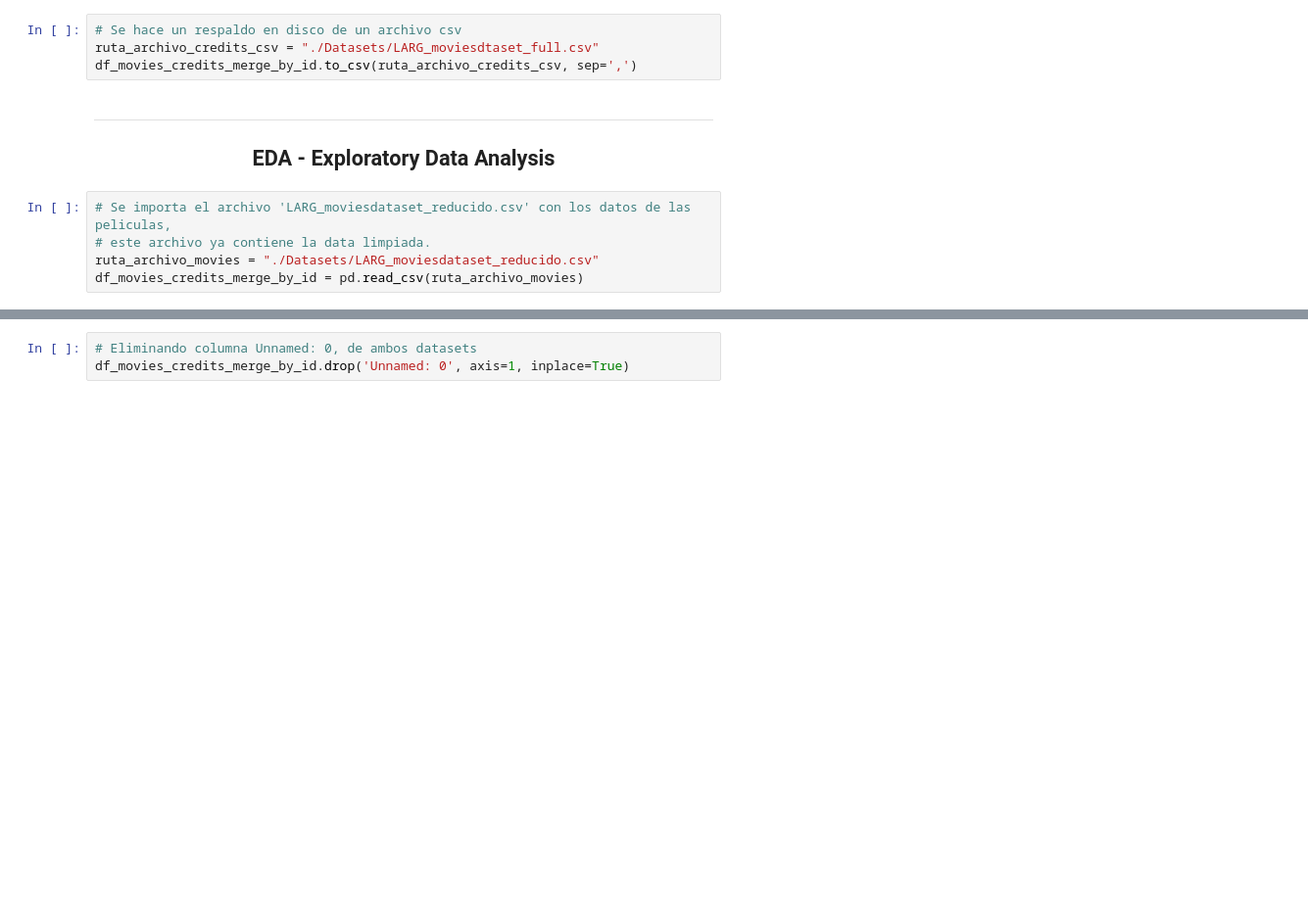
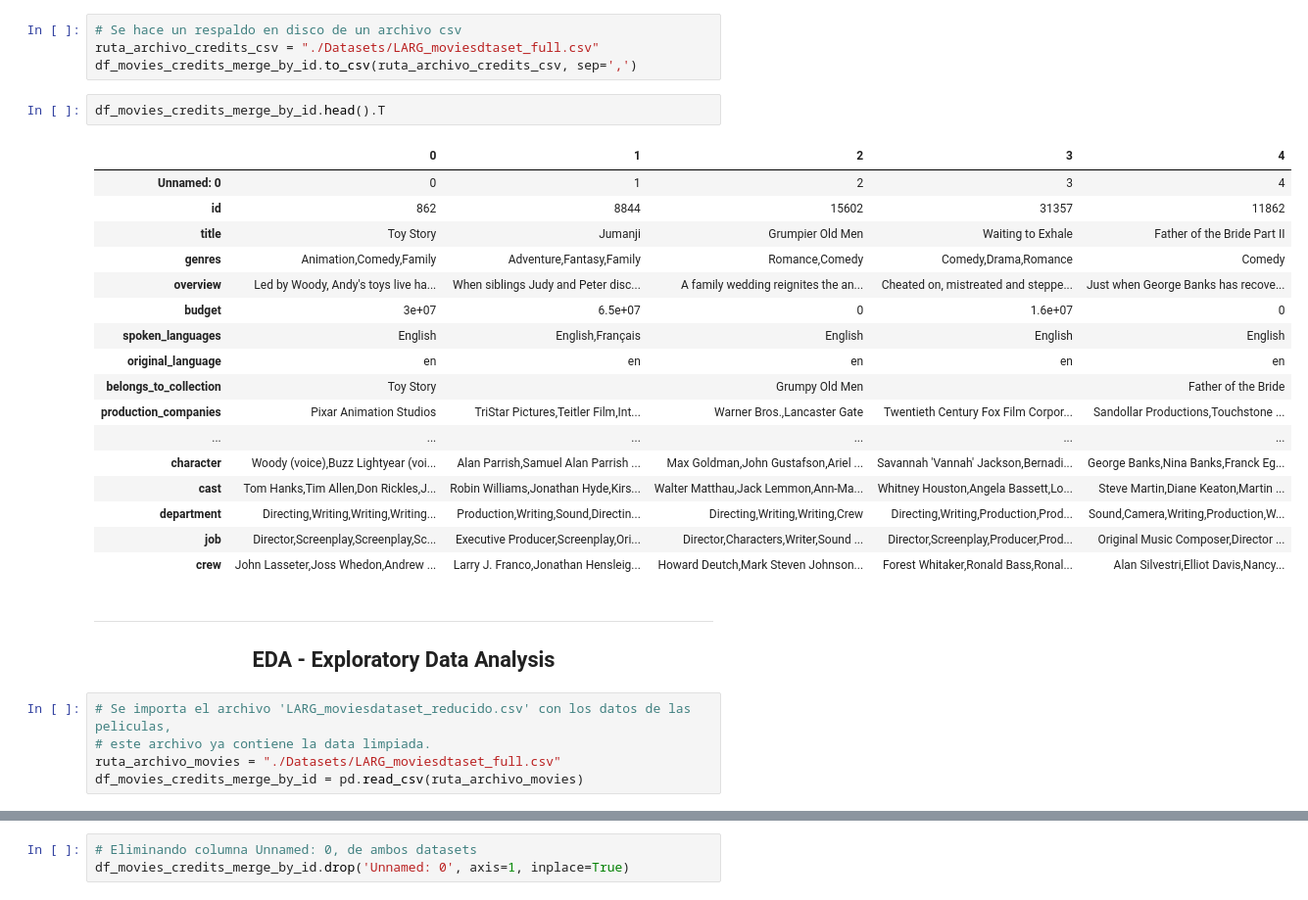
Before and after one commit to ramirezla/Machine_Learning_Operations_api, a Jupyter notebook: LARG_PI_ML_OPS-main_machinelearning.ipynb, the cells around one changed output, grey strips where cells are left out. Shown at 98% size. Drawn from its saved outputs; the diff is of its cells as text; blank space fills up the shorter version.

```diff
--- a/LARG_PI_ML_OPS-main_machinelearning.ipynb
+++ b/LARG_PI_ML_OPS-main_machinelearning.ipynb
@@ -495,6 +515,26 @@ df_movies_credits_merge_by_id.fillna('', inplace=True)
 # Se hace un respaldo en disco de un archivo csv
 ruta_archivo_credits_csv = "./Datasets/LARG_moviesdtaset_full.csv"
 df_movies_credits_merge_by_id.to_csv(ruta_archivo_credits_csv, sep=',')
+# %%
+df_movies_credits_merge_by_id.head().T
+# %% [output]
+|  | 0 | 1 | 2 | 3 | 4 |
+| Unnamed: 0 | 0 | 1 | 2 | 3 | 4 |
+| id | 862 | 8844 | 15602 | 31357 | 11862 |
+| title | Toy Story | Jumanji | Grumpier Old Men | Waiting to Exhale | Father of the Bride Part II |
+| genres | Animation,Comedy,Family | Adventure,Fantasy,Family | Romance,Comedy | Comedy,Drama,Romance | Comedy |
+| overview | Led by Woody, Andy's toys live ha... | When siblings Judy and Peter disc... | A family wedding reignites the an... | Cheated on, mistreated and steppe... | Just when George Banks has recove... |
+| budget | 3e+07 | 6.5e+07 | 0 | 1.6e+07 | 0 |
+| spoken_languages | English | English,Français | English | English | English |
+| original_language | en | en | en | en | en |
+| belongs_to_collection | Toy Story |  | Grumpy Old Men |  | Father of the Bride |
+| production_companies | Pixar Animation Studios | TriStar Pictures,Teitler Film,Int... | Warner Bros.,Lancaster Gate | Twentieth Century Fox Film Corpor... | Sandollar Productions,Touchstone ... |
+| ... | ... | ... | ... | ... | ... |
+| character | Woody (voice),Buzz Lightyear (voi... | Alan Parrish,Samuel Alan Parrish ... | Max Goldman,John Gustafson,Ariel ... | Savannah 'Vannah' Jackson,Bernadi... | George Banks,Nina Banks,Franck Eg... |
+| cast | Tom Hanks,Tim Allen,Don Rickles,J... | Robin Williams,Jonathan Hyde,Kirs... | Walter Matthau,Jack Lemmon,Ann-Ma... | Whitney Houston,Angela Bassett,Lo... | Steve Martin,Diane Keaton,Martin ... |
+| department | Directing,Writing,Writing,Writing... | Production,Writing,Sound,Directin... | Directing,Writing,Writing,Crew | Directing,Writing,Production,Prod... | Sound,Camera,Writing,Production,W... |
+| job | Director,Screenplay,Screenplay,Sc... | Executive Producer,Screenplay,Ori... | Director,Characters,Writer,Sound ... | Director,Screenplay,Producer,Prod... | Original Music Composer,Director ... |
+| crew | John Lasseter,Joss Whedon,Andrew ... | Larry J. Franco,Jonathan Hensleig... | Howard Deutch,Mark Steven Johnson... | Forest Whitaker,Ronald Bass,Ronal... | Alan Silvestri,Elliot Davis,Nancy... |
 # %% [markdown]
 - - -
 
@@ -502,7 +542,7 @@ df_movies_credits_merge_by_id.to_csv(ruta_archivo_credits_csv, sep=',')
 # %%
 # Se importa el archivo 'LARG_moviesdataset_reducido.csv' con los datos de las peliculas,
 # este archivo ya contiene la data limpiada.
-ruta_archivo_movies = "./Datasets/LARG_moviesdataset_reducido.csv"
+ruta_archivo_movies = "./Datasets/LARG_moviesdtaset_full.csv"
 df_movies_credits_merge_by_id = pd.read_csv(ruta_archivo_movies)
 # %%
 df_movies_credits_merge_by_id.info()
```
Also changed, not shown: parts of 18 cells of this notebook, 1 other file.
